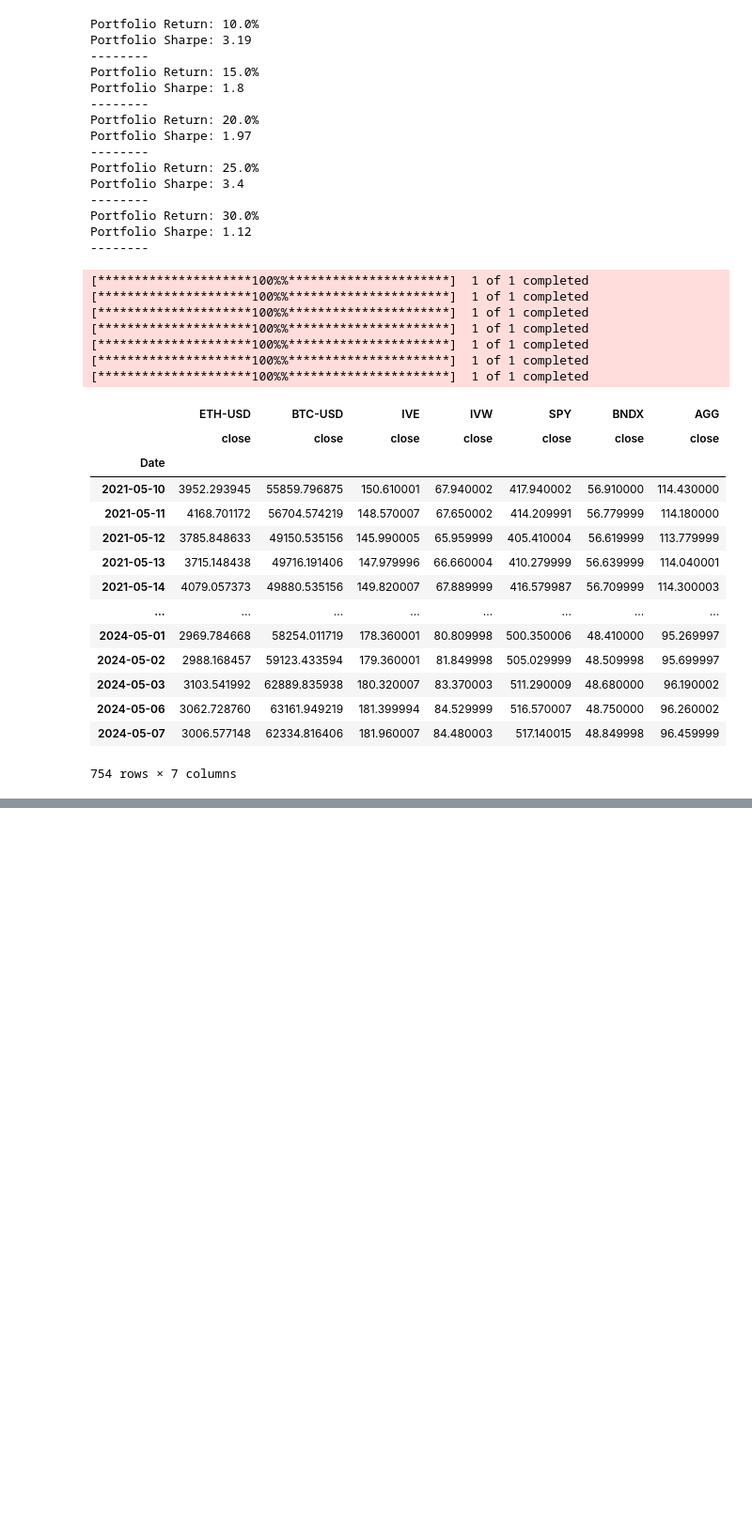
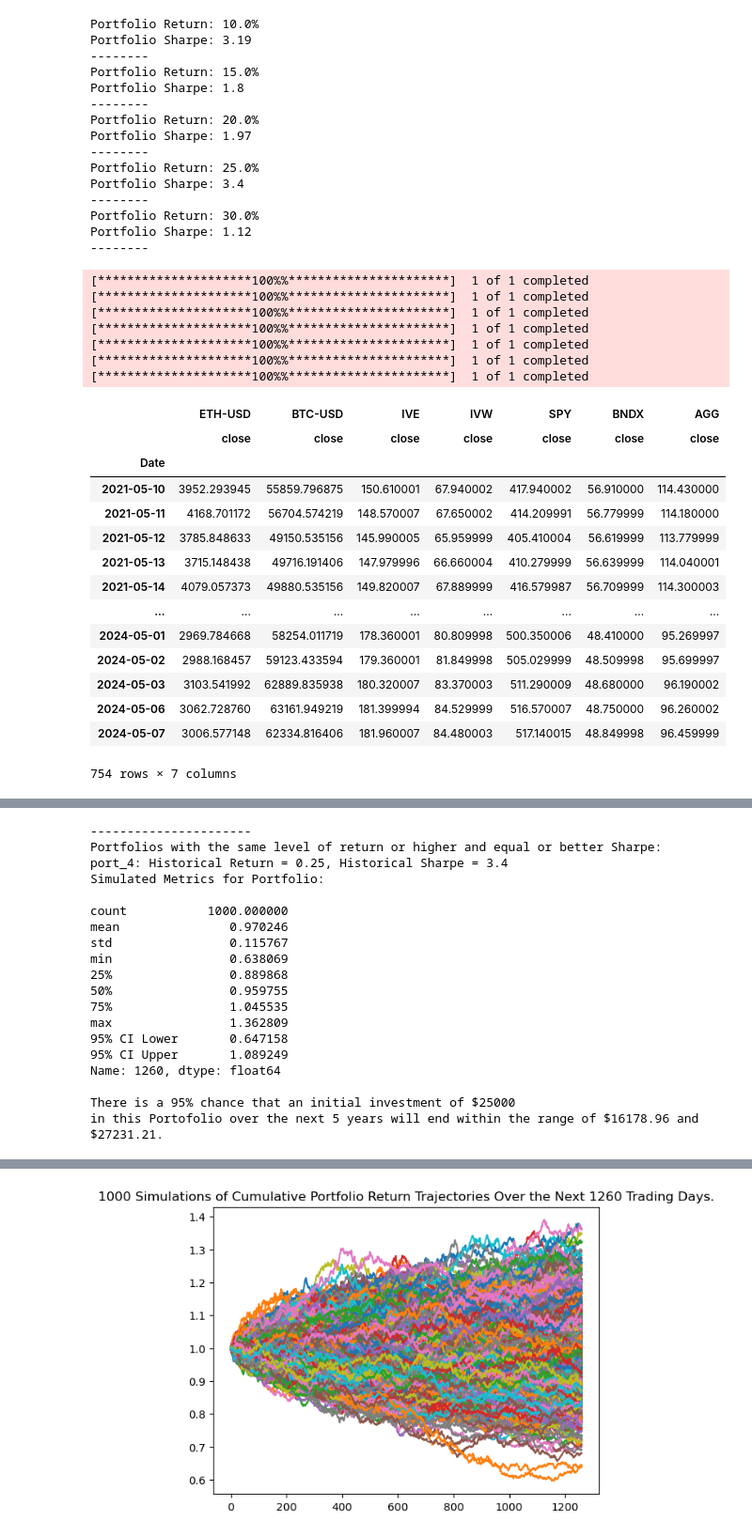
Before and after one commit to Joshbazz/Portfolio-Optimizer, a Jupyter notebook: Optimus_portfolio.ipynb, the cells around one changed output, grey strips where cells are left out. Shown at 94% size. Saved outputs shown, nothing was run; the diff lists cells and outputs as text; code cells hidden in the pictures; blank space fills up the shorter version.

```diff
--- a/Optimus_portfolio.ipynb
+++ b/Optimus_portfolio.ipynb
@@ -463,3 +450,7 @@ Portfolio 5 Risk-Adjusted Efficiency: 0.03
 ------------------------
 ------------------------
 ------------------------
+# %%
+sorted_risk = port_stds[1:-1]
+sorted_risk = sorted_risk.sort_values(by='Portfolio_Std_Dev', ascending=True)
+sorted_risk
@@ -465,0 +491,49 @@ Portfolio 5 Risk-Adjusted Efficiency: 0.03
+# %%
+# Find portfolios with the same level of return and a smaller Sharpe
+better_portfolios = {}
+for portfolio, (ret, sharpe) in port_dict.items():
+    if ret == desired_return and sharpe > user_sharpe:
+        better_portfolios[portfolio] = sharpe
+
+# If no portfolios found, find portfolios with a higher level of return and a better Sharpe
+if not better_portfolios:
+    for portfolio, (ret, sharpe) in port_dict.items():
+        if ret > desired_return and sharpe > user_sharpe:
+            better_portfolios[portfolio] = sharpe
+print('----------------------')
+print("Portfolios with the same level of return or higher and equal or better Sharpe:")
+for portfolio, sharpe in better_portfolios.items():
+    print(f"{portfolio}: Historical Return = {port_dict[portfolio][0]}, Historical Sharpe = {sharpe}")
+
+    summary_metrics = MC_ports[f'MC_{portfolio}'].simulated_return.iloc[-1].describe()
+    ci_series_port = MC_ports[key].confidence_interval
+    ci_series_port.index = ["95% CI Lower", "95% CI Upper"]
+
+    # Concatenate metrics and confidence interval series into a DataFrame
+    summary_df_port = pd.concat([summary_metrics, ci_series_port], axis=0)
+
+    # Print summary statistics with confidence intervals
+    print(f"Simulated Metrics for Portfolio:")
+    print('')
+    print(summary_df_port)
+
+
+    # Use the lower and upper `95%` confidence intervals to calculate the range of the possible outcomes of our $15,000 investments stocks
+    initial_investment = investment_amount
+    lower_bound_port = round((summary_df_port['95% CI Lower'] * initial_investment), 2)
+    upper_bound_port = round((summary_df_port['95% CI Upper'] * initial_investment), 2)
+
+    # Print results
+    print('')
+    print(f"There is a 95% chance that an initial investment of ${initial_investment}")
+    print(f"in this Portofolio over the next {forecast_years} years will end within the range of ${lower_bound_port} and ${upper_bound_port}.")
+
+    plot_dist = MC_ports[f'MC_{portfolio}'].plot_distribution()
+    display(plot_dist)
+
+    # File path of the PNG file
+    file_path = f"MC_{portfolio}_{forecast_years}year_sim_plot.png"
+
+    # Display the PNG file
+    display(Image(filename=file_path))
+# %% [output]
@@ -465,0 +541,19 @@ Portfolio 5 Risk-Adjusted Efficiency: 0.03
+----------------------
+Portfolios with the same level of return or higher and equal or better Sharpe:
+port_4: Historical Return = 0.25, Historical Sharpe = 3.4
+Simulated Metrics for Portfolio:
+
+count           1000.000000
+mean               0.970246
+std                0.115767
+min                0.638069
+25%                0.889868
+50%                0.959755
+75%                1.045535
+max                1.362809
+95% CI Lower       0.647158
+95% CI Upper       1.089249
+Name: 1260, dtype: float64
+
+There is a 95% chance that an initial investment of $25000
+in this Portofolio over the next 5 years will end within the range of $16178.96 and $27231.21.
@@ -465,0 +561 @@ Portfolio 5 Risk-Adjusted Efficiency: 0.03
+[figure, added]
```
Also changed, not shown: parts of 16 cells of this notebook, 4 other files.
